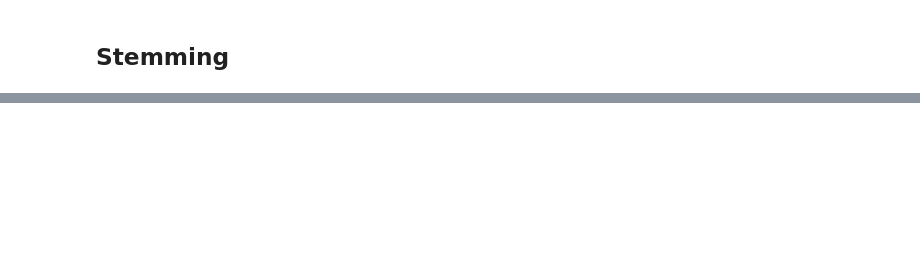
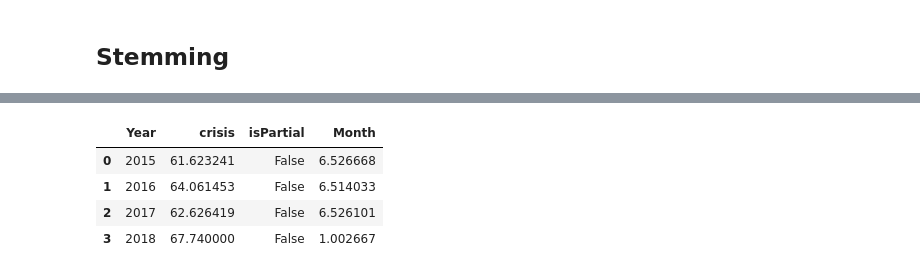
Before and after one commit to thiesgehrmann/JuSiPy_TWB, a Jupyter notebook: News.ipynb, the cells around one changed output, grey strips where cells are left out. Cells and saved outputs as stored; diff of their text form; code cells hidden in the pictures; blank space fills up the shorter version.

```diff
--- a/News.ipynb
+++ b/News.ipynb
@@ -151,0 +161,9 @@ show(p)
+# %%
+temp_df = term_csv.groupby(['Year']).mean().reset_index()
+temp_df
+# %% [output]
+|  | Year | crisis | isPartial | Month |
+| 0 | 2015 | 61.623241 | False | 6.526668 |
+| 1 | 2016 | 64.061453 | False | 6.514033 |
+| 2 | 2017 | 62.626419 | False | 6.526101 |
+| 3 | 2018 | 67.740000 | False | 1.002667 |
```
Also changed, not shown: parts of 13 cells of this notebook.
